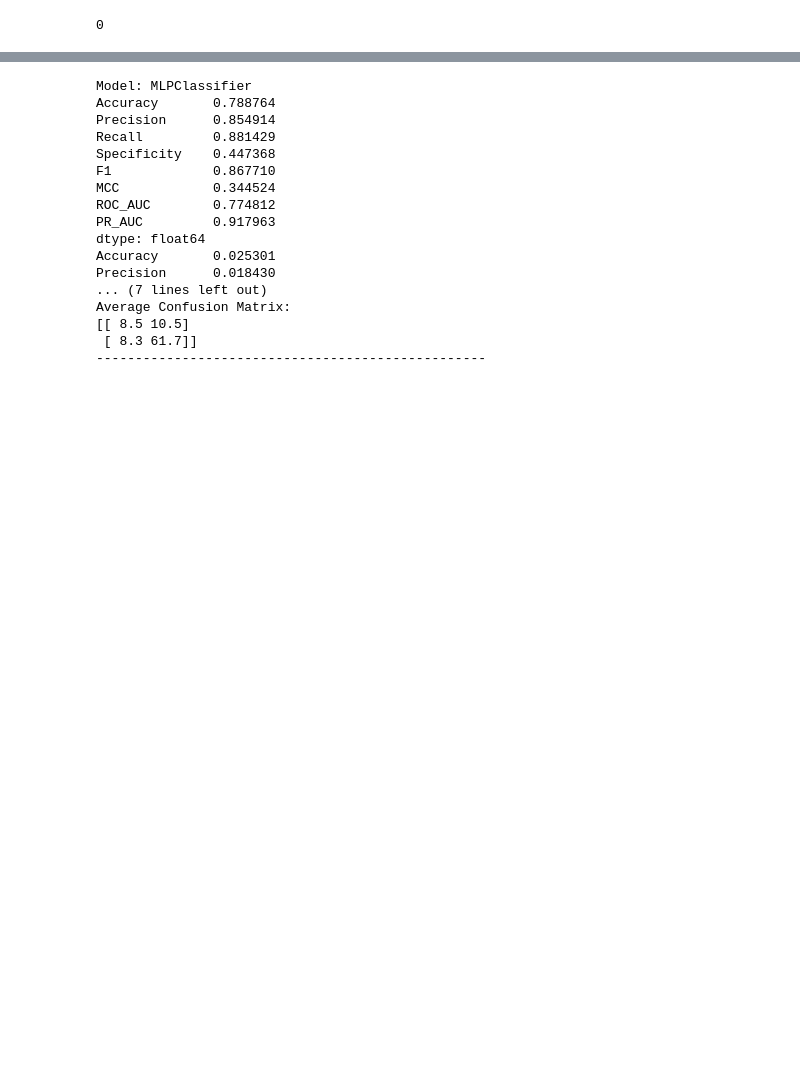
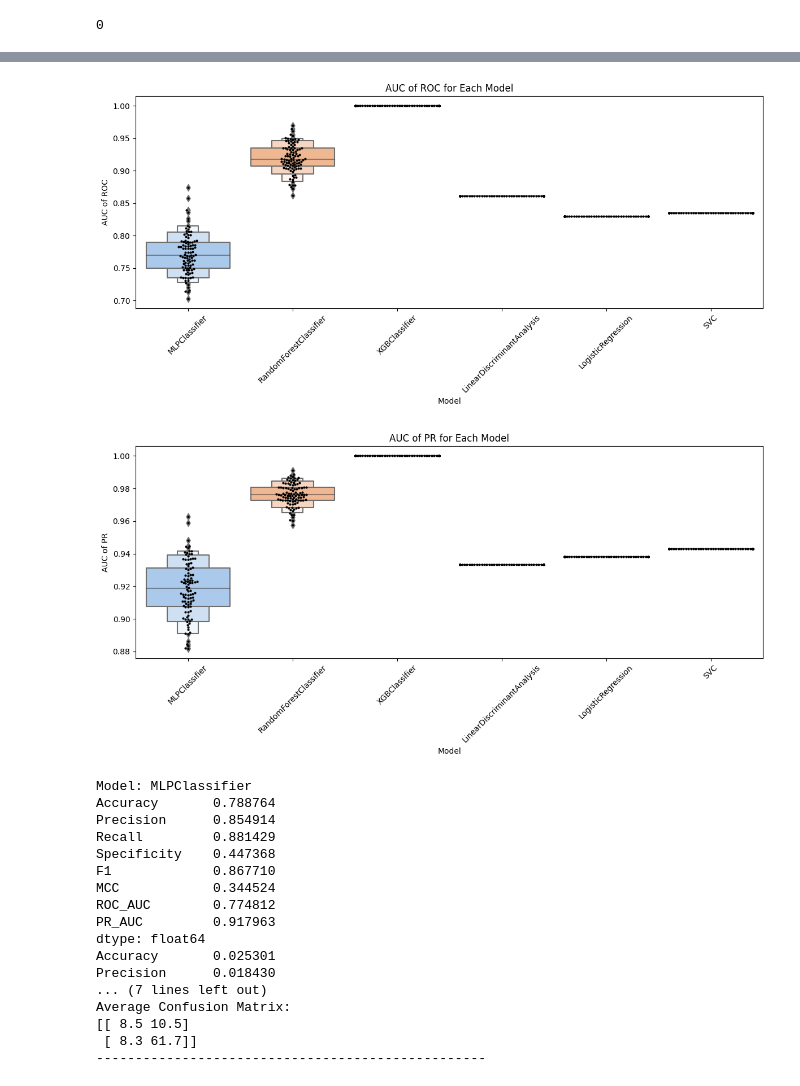
Before and after one commit to dsert1/kidney_ml, a Jupyter notebook: analysis.ipynb, the cells around one changed output, grey strips where cells are left out. Drawn from its saved outputs; the diff is of its cells as text; code cells hidden in the pictures; blank space fills up the shorter version.

Commit message:
added auc plots

```diff
--- a/analysis.ipynb
+++ b/analysis.ipynb
@@ -222,0 +256,72 @@ def bootstrap_evaluation(model, X_train, y_train, X_test, y_test, n_iter=100):
+# %%
+from imblearn.over_sampling import SMOTE
+from tqdm.notebook import tqdm
+from sklearn.metrics import confusion_matrix
+import numpy as np
+import pandas as pd
+import seaborn as sns
+import matplotlib.pyplot as plt
+
+def bootstrap_evaluation(model, X_train, y_train, X_test, y_test, n_iter=100):
+    metrics_list = []
+    confusion_matrices = []
+
+    smote = SMOTE(random_state=42)
+    X_resampled, y_resampled = smote.fit_resample(X_train, y_train)
+
+    for i in tqdm(range(n_iter), desc="Bootstrap Iterations"):
+        model.fit(X_resampled, y_resampled)
+        y_pred = model.predict(X_test)
+
+        # Check if the model has the predict_proba method
+        if hasattr(model, "predict_proba"):
+            y_prob = model.predict_proba(X_test)[:, 1]
+        else:
+            y_prob = y_pred  # Use predicted labels as probabilities for models without predict_proba
+
+        metrics_list.append(compute_metrics(y_test, y_pred, y_prob))
+        cm = confusion_matrix(y_test, y_pred)
+        confusion_matrices.append(cm)
+
+    metrics_df = pd.DataFrame(metrics_list, columns=['Accuracy', 'Precision', 'Recall', 'Specificity', 'F1', 'MCC', 'ROC_AUC', 'PR_AUC'])
+    metrics_df['Model'] = model.__class__.__name__  # Add model name to the DataFrame
+
+    return metrics_df
+
+# Assuming classifiers is your list of classifiers and their hyperparameters
+all_metrics = []
+
+for clf, params in tqdm(classifiers, desc="Grid Searching", unit="model"):
+    grid_search = GridSearchCV(clf, params, cv=5)
+    grid_search.fit(X_train, y_train)
+
+    # Bootstrap evaluation
+    metrics_df = bootstrap_evaluation(grid_search.best_estimator_, X_train, y_train, X_test, y_test)
+    all_metrics.append(metrics_df)
+
+# Combine all metrics into a single DataFrame
+all_metrics_df = pd.concat(all_metrics, ignore_index=True)
+
+# Reshape the data to long format
+long_format = pd.melt(all_metrics_df, id_vars=['Model'], value_vars=['ROC_AUC', 'PR_AUC'])
+
+# Plot AUC of ROC
+plt.figure(figsize=(12, 6))
+sns.boxenplot(x='Model', y='value', data=long_format[long_format['variable'] == 'ROC_AUC'], palette="pastel")
+sns.swarmplot(x='Model', y='value', data=long_format[long_format['variable'] == 'ROC_AUC'], color="black", size=3)
+plt.title('AUC of ROC for Each Model')
+plt.ylabel('AUC of ROC')
+plt.xticks(rotation=45)
+plt.tight_layout()
+plt.show()
+
+# Plot AUC of PR
+plt.figure(figsize=(12, 6))
+sns.boxenplot(x='Model', y='value', data=long_format[long_format['variable'] == 'PR_AUC'], palette="pastel")
+sns.swarmplot(x='Model', y='value', data=long_format[long_format['variable'] == 'PR_AUC'], color="black", size=3)
+plt.title('AUC of PR for Each Model')
+plt.ylabel('AUC of PR')
+plt.xticks(rotation=45)
+plt.tight_layout()
+plt.show()
+# %% [output]
@@ -223,3 +379,5 @@ def bootstrap_evaluation(model, X_train, y_train, X_test, y_test, n_iter=100):
+[figure, added]
+[figure, added]
 # %%
 from sklearn.model_selection import GridSearchCV
 import seaborn as sns
```
Also changed, not shown: parts of 3 cells of this notebook.
